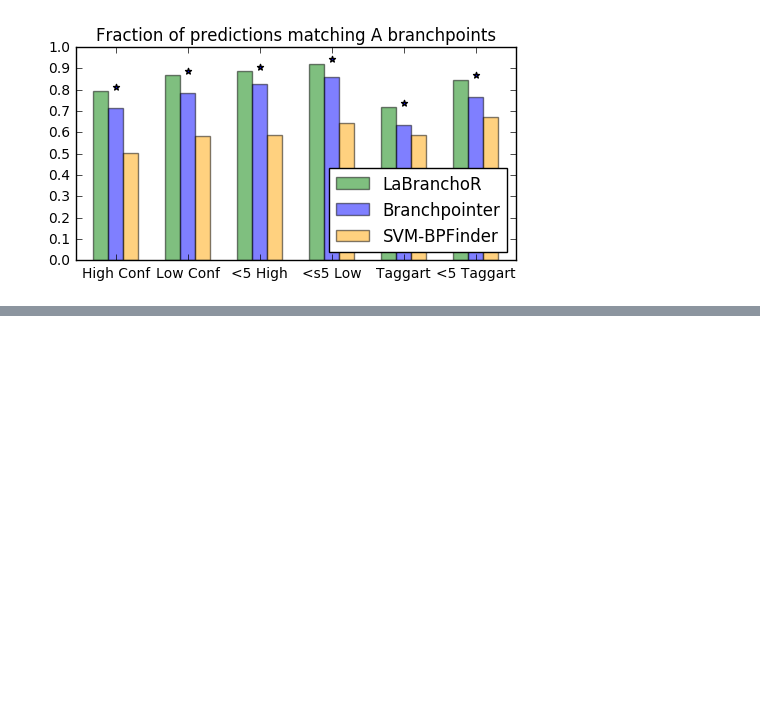
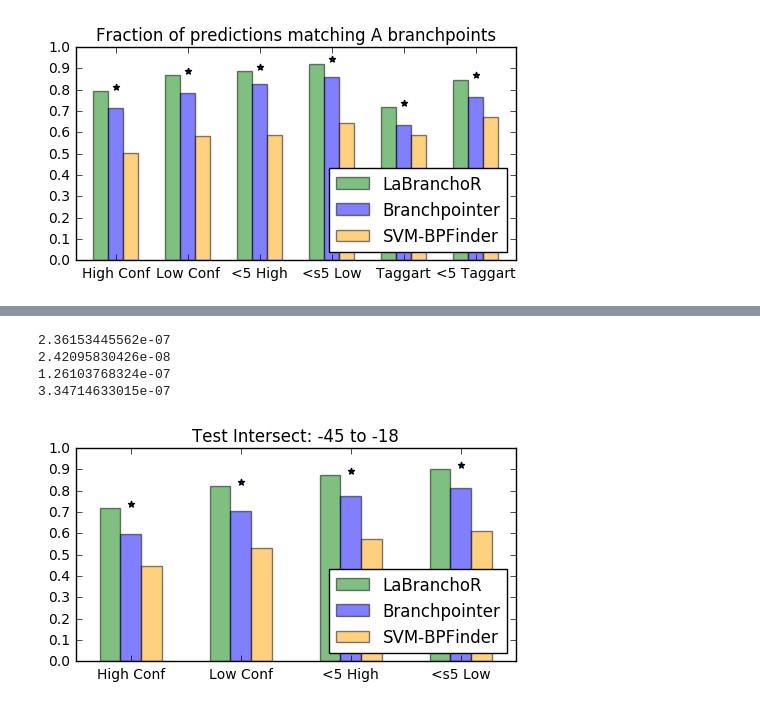
Before and after one commit to jpaggi/labranchor, a Jupyter notebook: notebooks/performance_joint_figs.ipynb, the cells around one changed output, grey strips where cells are left out. Drawn from its saved outputs; the diff is of its cells as text; code cells hidden in the pictures; blank space fills up the shorter version.

```diff
--- a/notebooks/performance_joint_figs.ipynb
+++ b/notebooks/performance_joint_figs.ipynb
@@ -161,0 +155,16 @@ performance(mer[0]+tag[0], mer[1]+tag[1], mer[2]+tag[2],
+# %%
+mer = [[0.7191435768261965, 0.8224181360201511, 0.8727959697732998, 0.9005037783375315],
+       [0.5982367758186398, 0.7052896725440806, 0.7732997481108312, 0.8123425692695214],
+       [0.44962216624685136, 0.5327455919395466, 0.5717884130982368, 0.6095717884130982]]
+mer_totals = [794] * 4
+mer_labels = ['High Conf','Low Conf','<5 High','<s5 Low']
+
+performance(mer[0], mer[1], mer[2],
+            mer_totals, mer_labels,
+            'Test Intersect: -45 to -18')
+# %% [output]
+2.36153445562e-07
+2.42095830426e-08
+1.26103768324e-07
+3.34714633015e-07
+[figure, added]
```
Also changed, not shown: parts of 4 cells of this notebook, 2 other files.
